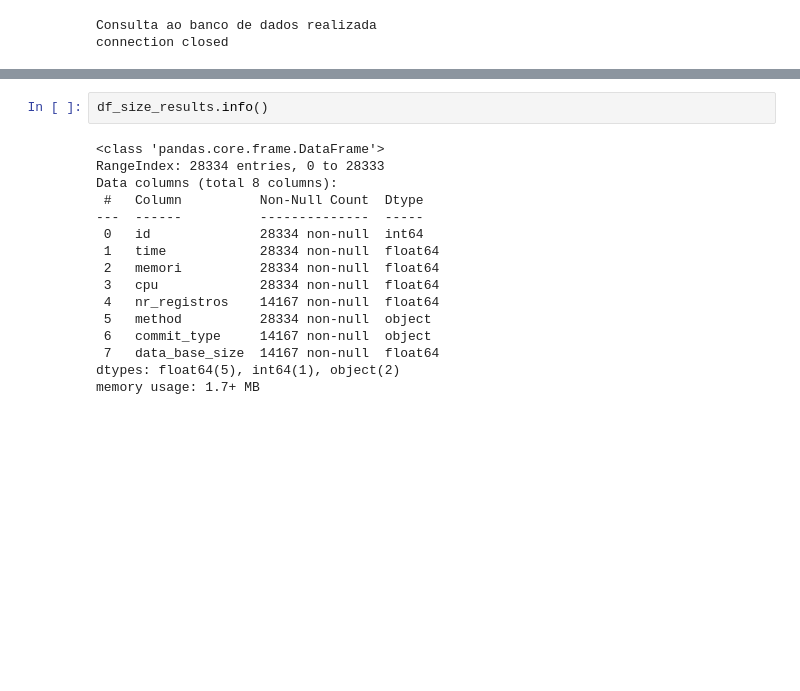
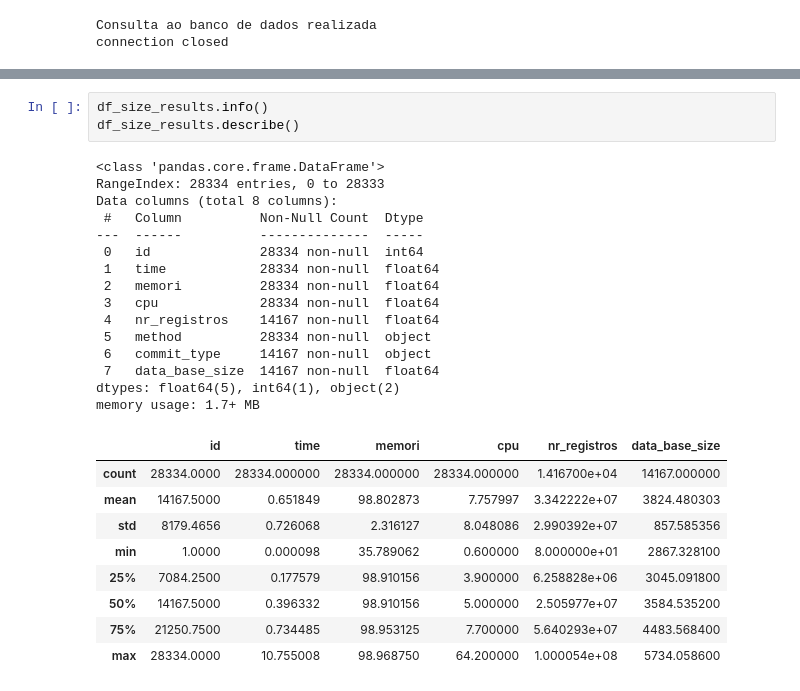
Before and after one commit to The-Data-Forge/SQLITE-PERFORMANCE-TEST, a Jupyter notebook: analise_dados.ipynb, the cells around one changed output, grey strips where cells are left out. Saved outputs shown, nothing was run; the diff lists cells and outputs as text; blank space fills up the shorter version.

```diff
--- a/analise_dados.ipynb
+++ b/analise_dados.ipynb
@@ -49,18 +73,28 @@ memory usage: 1.1+ MB
 # %%
 df_size_results.info()
+df_size_results.describe()
 # %% [output]
 <class 'pandas.core.frame.DataFrame'>
 RangeIndex: 28334 entries, 0 to 28333
 Data columns (total 8 columns):
  #   Column          Non-Null Count  Dtype
 ---  ------          --------------  -----
  0   id              28334 non-null  int64
  1   time            28334 non-null  float64
  2   memori          28334 non-null  float64
  3   cpu             28334 non-null  float64
  4   nr_registros    14167 non-null  float64
  5   method          28334 non-null  object
  6   commit_type     14167 non-null  object
  7   data_base_size  14167 non-null  float64
 dtypes: float64(5), int64(1), object(2)
 memory usage: 1.7+ MB
+|  | id | time | memori | cpu | nr_registros | data_base_size |
+| count | 28334.0000 | 28334.000000 | 28334.000000 | 28334.000000 | 1.416700e+04 | 14167.000000 |
+| mean | 14167.5000 | 0.651849 | 98.802873 | 7.757997 | 3.342222e+07 | 3824.480303 |
+| std | 8179.4656 | 0.726068 | 2.316127 | 8.048086 | 2.990392e+07 | 857.585356 |
+| min | 1.0000 | 0.000098 | 35.789062 | 0.600000 | 8.000000e+01 | 2867.328100 |
+| 25% | 7084.2500 | 0.177579 | 98.910156 | 3.900000 | 6.258828e+06 | 3045.091800 |
+| 50% | 14167.5000 | 0.396332 | 98.910156 | 5.000000 | 2.505977e+07 | 3584.535200 |
+| 75% | 21250.7500 | 0.734485 | 98.953125 | 7.700000 | 5.640293e+07 | 4483.568400 |
+| max | 28334.0000 | 10.755008 | 98.968750 | 64.200000 | 1.000054e+08 | 5734.058600 |
```
Also changed, not shown: parts of 16 cells of this notebook.
